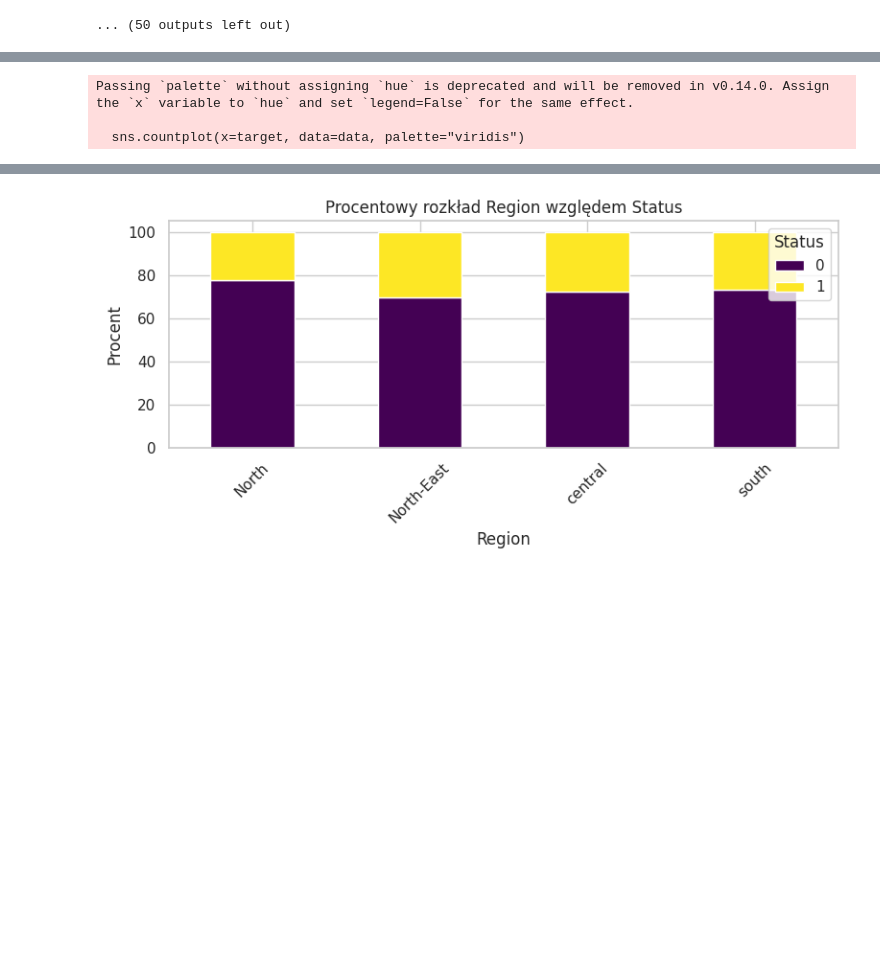
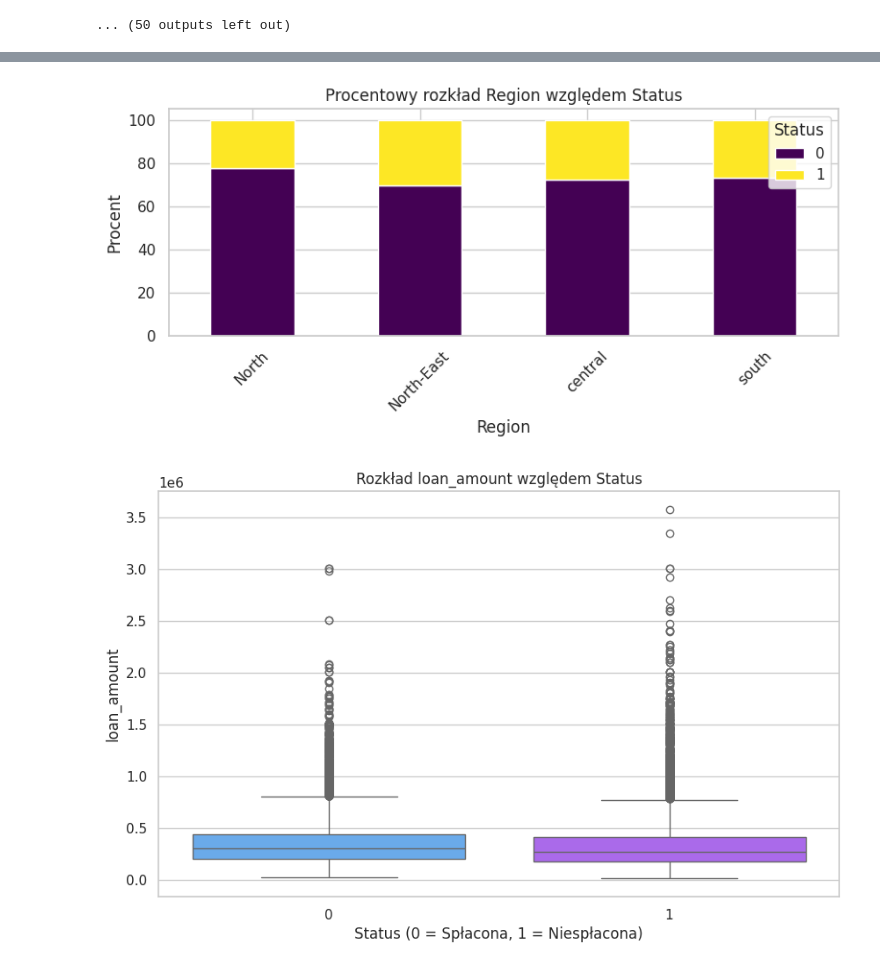
Before and after one commit to mich4l5ki/ML_intro_24-25, a Jupyter notebook: EDA_solutions/Hubert_Michal_Michal/raw-qba.ipynb, the cells around one changed output, grey strips where cells are left out. Cells and saved outputs as stored; diff of their text form; code cells hidden in the pictures; blank space fills up the shorter version.

```diff
--- a/EDA_solutions/Hubert_Michal_Michal/raw-qba.ipynb
+++ b/EDA_solutions/Hubert_Michal_Michal/raw-qba.ipynb
@@ -316,9 +190,7 @@ Passing `palette` without assigning `hue` is deprecated and will be removed in v
 import matplotlib.pyplot as plt
 import seaborn as sns
 
-sns.set_theme(style="whitegrid")
-
-loan_data = pd.read_csv("../../data/Loan_Default.csv")
+sns.set(style="whitegrid")
 
 def plot_missing_values(data):
     missing = data.isnull().mean().sort_values(ascending=False)
@@ -333,7 +205,7 @@ def plot_missing_values(data):
 
 def plot_target_distribution(data, target):
     plt.figure(figsize=(6, 4))
-    sns.countplot(x=target, data=data, palette="viridis")
+    sns.countplot(x=target, data=data, hue=target, palette="viridis", legend=False)
     plt.title("Rozkład zmiennej docelowej")
     plt.xlabel("Status (0 = Spłacona, 1 = Niespłacona)")
     plt.ylabel("Liczba obserwacji")
@@ -376,34 +248,42 @@ def plot_categorical_percentage(data, categorical_features, target):
         plt.tight_layout()
         plt.show()
 
+def plot_boxplot(data, column):
+    plt.figure(figsize=(10, 6))
+    sns.boxplot(data=data, x="Status", y=column, hue="Status", palette="cool", legend=False)
+    plt.title(f"Rozkład {column} względem Status")
+    plt.xlabel("Status (0 = Spłacona, 1 = Niespłacona)")
+    plt.ylabel(column)
+    plt.show()
+
 numerical_features = [
     "loan_amount", "rate_of_interest", "Interest_rate_spread", "Upfront_charges",
     "term", "property_value", "income", "Credit_Score", "LTV", "dtir1"
 ]
 
 categorical_features = [
     "Gender", "loan_type", "loan_purpose", "Credit_Worthiness", "Region"
 ]
 
 target = "Status"
 
 plot_missing_values(loan_data)
 plot_target_distribution(loan_data, target)
 plot_numerical_distributions(loan_data, numerical_features)
 plot_correlation_with_target(loan_data, numerical_features, target)
 plot_correlation_matrix(loan_data, numerical_features)
 plot_categorical_percentage(loan_data, categorical_features, target)
+
+plot_boxplot(loan_data, "loan_amount")
 # %% [output]
 [figure]
-Passing `palette` without assigning `hue` is deprecated and will be removed in v0.14.0. Assign the `x` variable to `hue` and set `legend=False` for the same effect.
-
-  sns.countplot(x=target, data=data, palette="viridis")
 [figure]
 [figure]
 [figure]
 [figure]
 [figure]
 [figure]
 [figure]
 [figure]
 [figure]
+[figure, added]
```
Also changed, not shown: parts of 1 cell of this notebook.
